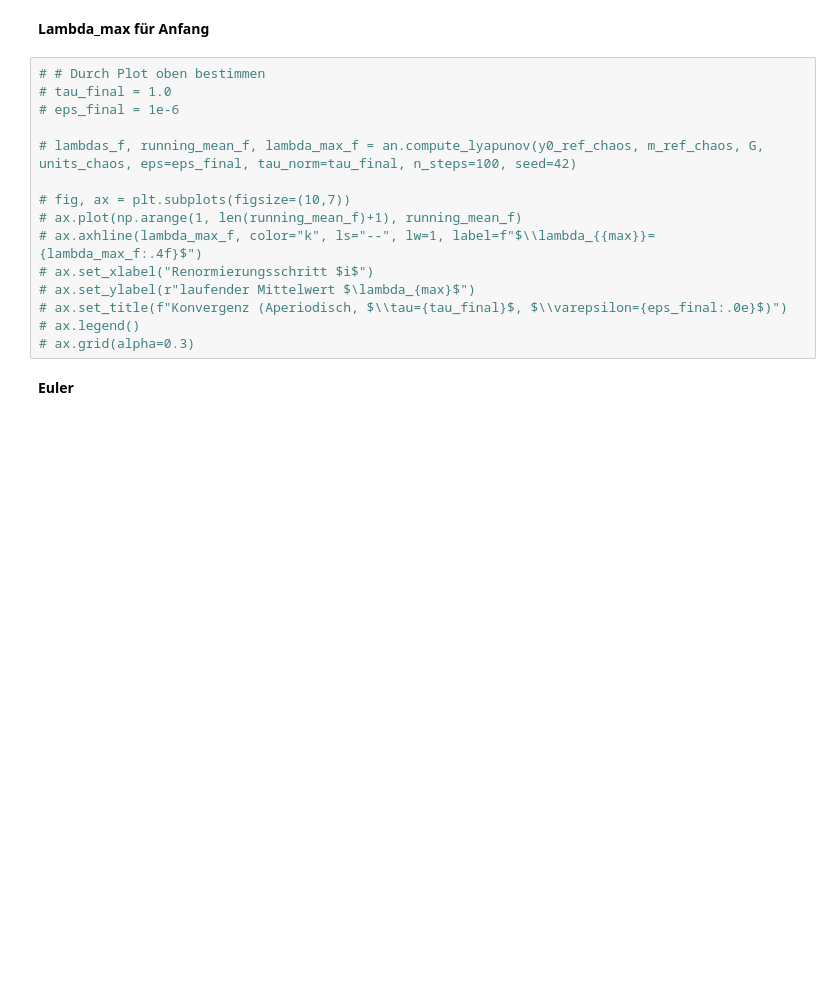
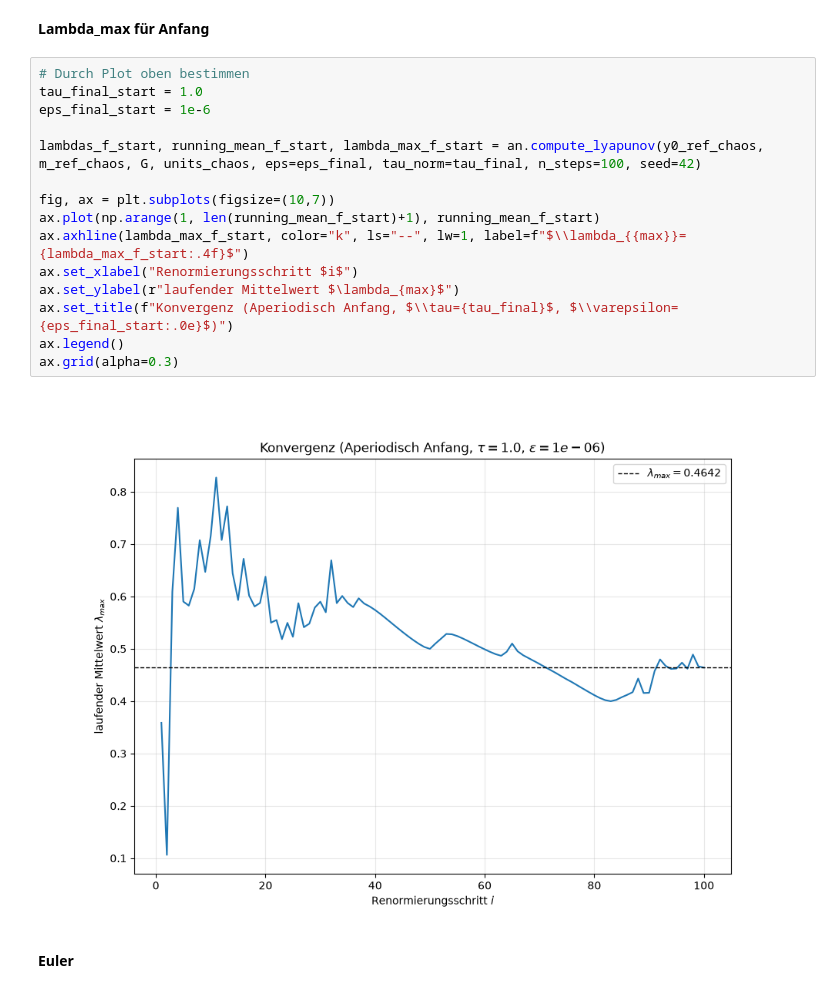
Before and after one commit to silashungerbuehler-del/Simulation-3BP, a Jupyter notebook: notebooks/Lyapunov Analyse.ipynb, the cells around one changed output. Cells and saved outputs as stored; diff of their text form; blank space fills up the shorter version.

```diff
--- a/notebooks/Lyapunov Analyse.ipynb
+++ b/notebooks/Lyapunov Analyse.ipynb
@@ -91,20 +88,22 @@ ax.grid(alpha=0.3)
 # %% [markdown]
 **Lambda_max für Anfang**
 # %%
-# # Durch Plot oben bestimmen
-# tau_final = 1.0
-# eps_final = 1e-6
+# Durch Plot oben bestimmen
+tau_final_start = 1.0
+eps_final_start = 1e-6
 
-# lambdas_f, running_mean_f, lambda_max_f = an.compute_lyapunov(y0_ref_chaos, m_ref_chaos, G, units_chaos, eps=eps_final, tau_norm=tau_final, n_steps=100, seed=42)
+lambdas_f_start, running_mean_f_start, lambda_max_f_start = an.compute_lyapunov(y0_ref_chaos, m_ref_chaos, G, units_chaos, eps=eps_final, tau_norm=tau_final, n_steps=100, seed=42)
 
-# fig, ax = plt.subplots(figsize=(10,7))
-# ax.plot(np.arange(1, len(running_mean_f)+1), running_mean_f)
-# ax.axhline(lambda_max_f, color="k", ls="--", lw=1, label=f"$\\lambda_{{max}}={lambda_max_f:.4f}$")
-# ax.set_xlabel("Renormierungsschritt $i$")
-# ax.set_ylabel(r"laufender Mittelwert $\lambda_{max}$")
-# ax.set_title(f"Konvergenz (Aperiodisch, $\\tau={tau_final}$, $\\varepsilon={eps_final:.0e}$)")
-# ax.legend()
-# ax.grid(alpha=0.3)
+fig, ax = plt.subplots(figsize=(10,7))
+ax.plot(np.arange(1, len(running_mean_f_start)+1), running_mean_f_start)
+ax.axhline(lambda_max_f_start, color="k", ls="--", lw=1, label=f"$\\lambda_{{max}}={lambda_max_f_start:.4f}$")
+ax.set_xlabel("Renormierungsschritt $i$")
+ax.set_ylabel(r"laufender Mittelwert $\lambda_{max}$")
+ax.set_title(f"Konvergenz (Aperiodisch Anfang, $\\tau={tau_final}$, $\\varepsilon={eps_final_start:.0e}$)")
+ax.legend()
+ax.grid(alpha=0.3)
+# %% [output]
+[figure, added]
 # %% [markdown]
 **Euler**
 # %% [markdown]
```
Also changed, not shown: parts of 7 cells of this notebook, 6 other files.
